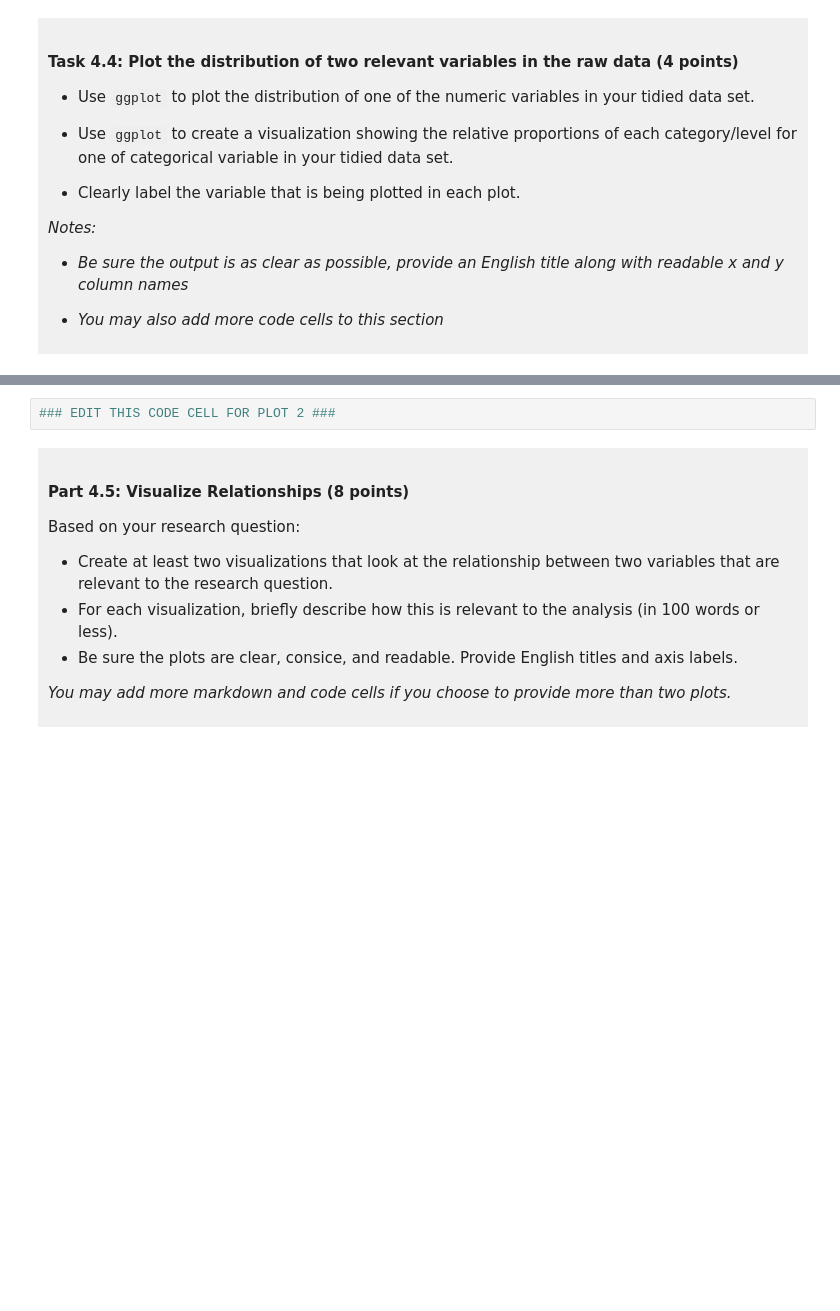
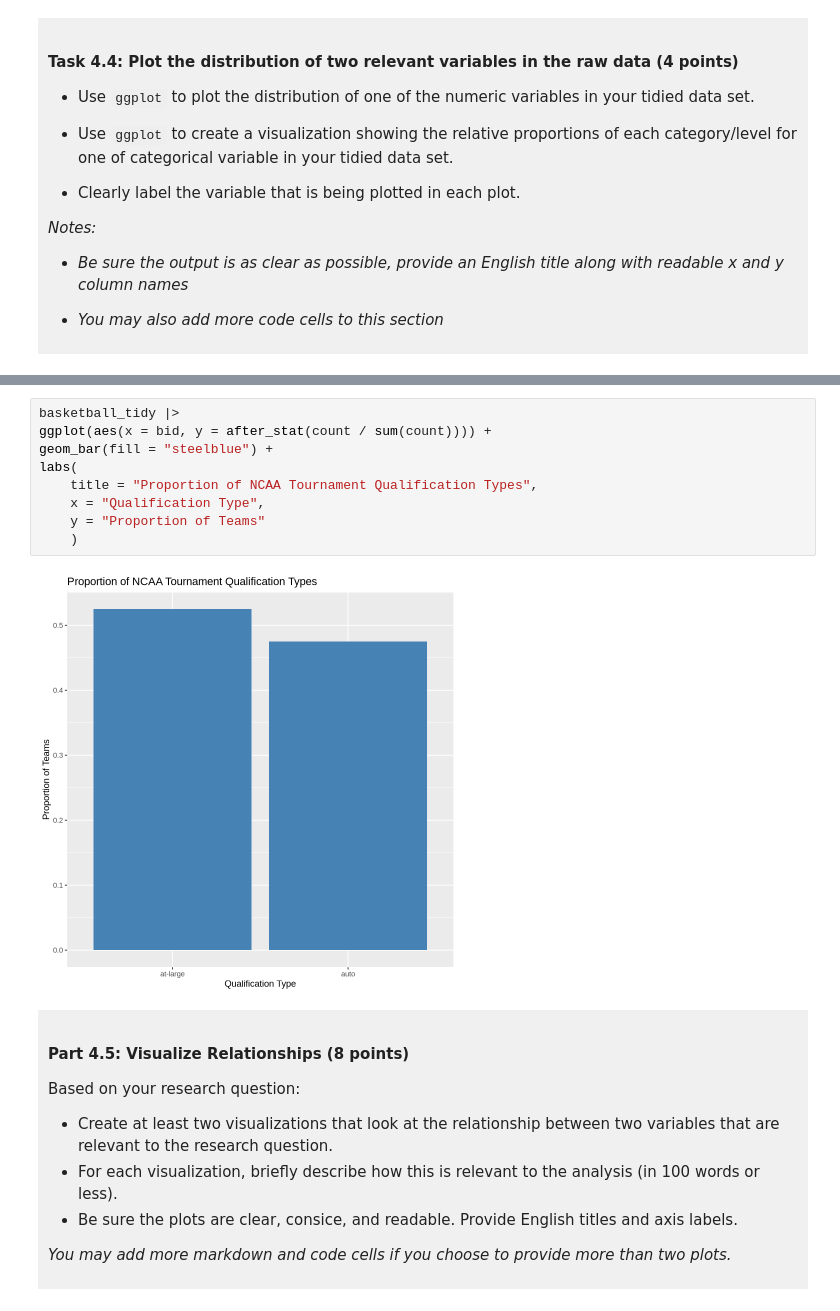
Before and after one commit to tanrozg-cyber/dsci-100-project-tanroz-gill, a Jupyter notebook: dsci-100-project-notebook.ipynb, the cells around one changed output, grey strips where cells are left out. Drawn from its saved outputs; the diff is of its cells as text; blank space fills up the shorter version.

```diff
--- a/dsci-100-project-notebook.ipynb
+++ b/dsci-100-project-notebook.ipynb
@@ -354,5 +363,14 @@ A tibble: 2 × 2
 # %%
-### EDIT THIS CODE CELL FOR PLOT 2 ###
+basketball_tidy |>
+ggplot(aes(x = bid, y = after_stat(count / sum(count)))) +
+geom_bar(fill = "steelblue") +
+labs(
+    title = "Proportion of NCAA Tournament Qualification Types",
+    x = "Qualification Type",
+    y = "Proportion of Teams"
+    )
+# %% [output]
+[figure, added]
 # %% [markdown]
 <div style="background-color: #f0f0f0; padding: 10px;">
 
```
Also changed, not shown: parts of 1 cell of this notebook.
